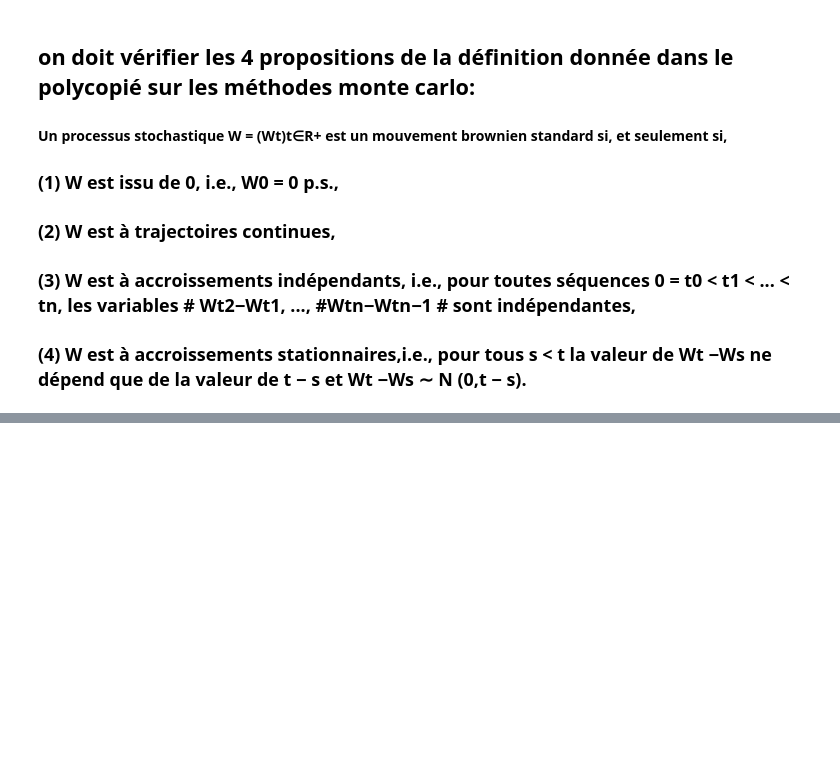
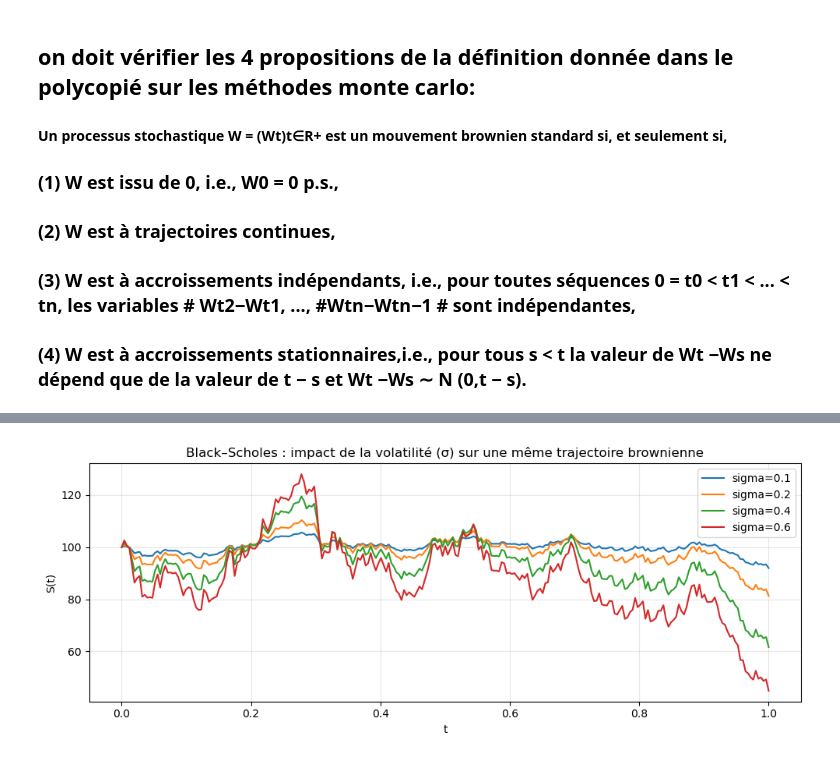
Before and after one commit to edward362/projet_soge, a Jupyter notebook: exercices.ipynb, the cells around one changed output, grey strips where cells are left out. Saved outputs shown, nothing was run; the diff lists cells and outputs as text; code cells hidden in the pictures; blank space fills up the shorter version.

```diff
--- a/exercices.ipynb
+++ b/exercices.ipynb
@@ -345,0 +424,24 @@ def main():
+# %%
+# =========================
+# FIGURE 2 : TEST VOLATILITÉ (σ) DANS BS
+# Même W_t, σ différents => amplitudes différentes
+# =========================
+n_sigma = 252
+t_sigma, W_sigma = coarsen_path(t_fine, W_fine, n_coarse=n_sigma)
+
+sigma_list = [0.10, 0.20, 0.40, 0.60]
+
+plt.figure(figsize=(10, 4))
+for sig in sigma_list:
+    S_sig = bs_exact_from_W(S0, r, q, sig, t_sigma, W_sigma)
+    plt.plot(t_sigma, S_sig, linewidth=1.5, label=f"sigma={sig}")
+plt.title("Black–Scholes : impact de la volatilité (σ) sur une même trajectoire brownienne")
+plt.xlabel("t")
+plt.ylabel("S(t)")
+plt.legend()
+plt.grid(True, alpha=0.3)
+plt.tight_layout()
+
+plt.show()
+# %% [output]
+[figure, added]
```
Also changed, not shown: parts of 3 cells of this notebook, 4 other files.
